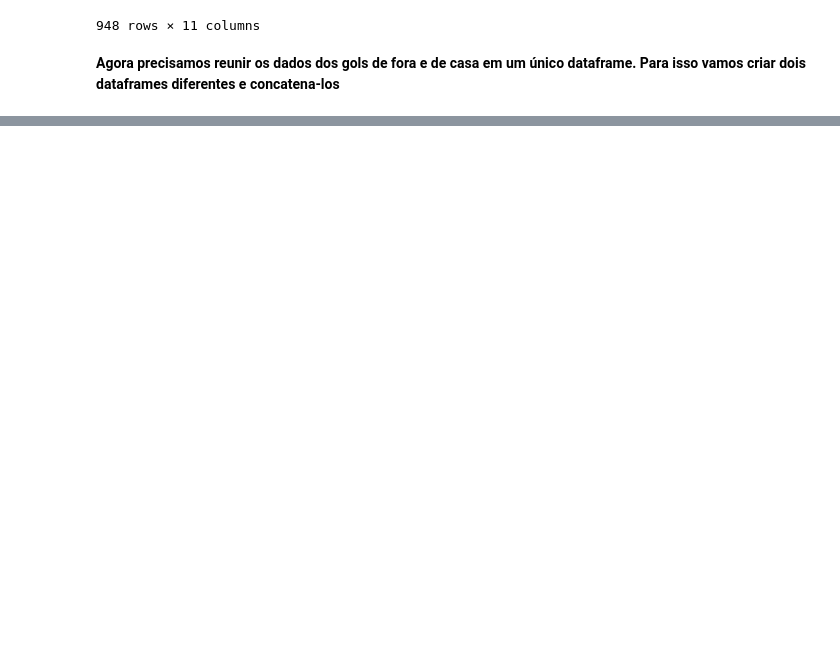
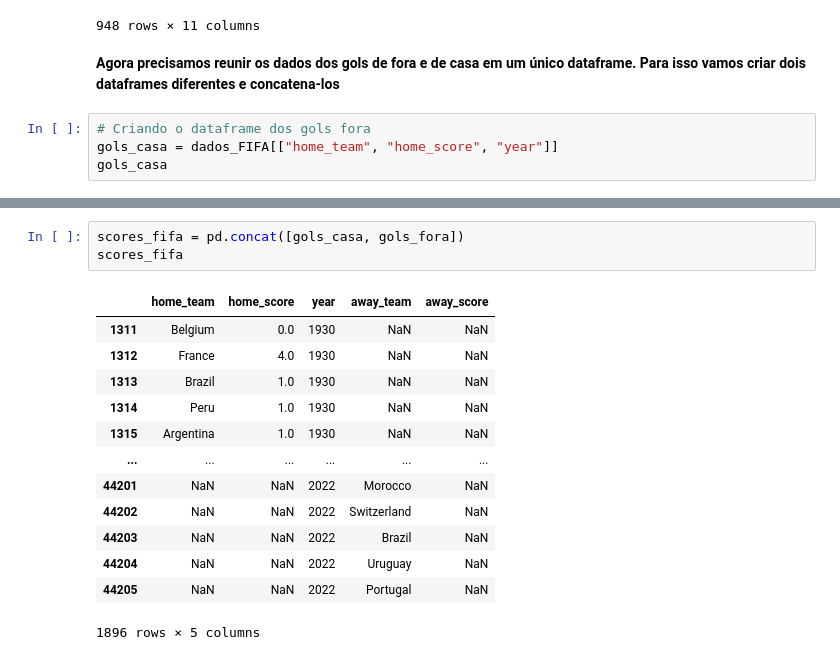
Before and after one commit to Hugox96/Analise_Copas, a Jupyter notebook: Copa_do_Mundo.ipynb, the cells around one changed output, grey strips where cells are left out. Cells and saved outputs as stored; diff of their text form; blank space fills up the shorter version.

```diff
--- a/Copa_do_Mundo.ipynb
+++ b/Copa_do_Mundo.ipynb
@@ -136,3 +136,7 @@ See the caveats in the documentation: https://pandas.pydata.org/pandas-docs/stab
 948 rows × 11 columns
 # %% [markdown]
 **Agora precisamos reunir os dados dos gols de fora e de casa em um único dataframe. Para isso vamos criar dois dataframes diferentes e concatena-los**
+# %%
+# Criando o dataframe dos gols fora
+gols_casa = dados_FIFA[["home_team", "home_score", "year"]]
+gols_casa
@@ -155 +173,18 @@ gols_fora
 948 rows × 3 columns
+# %%
+scores_fifa = pd.concat([gols_casa, gols_fora])
+scores_fifa
+# %% [output]
+|  | home_team | home_score | year | away_team | away_score |
+| 1311 | Belgium | 0.0 | 1930 | NaN | NaN |
+| 1312 | France | 4.0 | 1930 | NaN | NaN |
+| 1313 | Brazil | 1.0 | 1930 | NaN | NaN |
+| 1314 | Peru | 1.0 | 1930 | NaN | NaN |
+| 1315 | Argentina | 1.0 | 1930 | NaN | NaN |
+| ... | ... | ... | ... | ... | ... |
+| 44201 | NaN | NaN | 2022 | Morocco | NaN |
+| 44202 | NaN | NaN | 2022 | Switzerland | NaN |
+| 44203 | NaN | NaN | 2022 | Brazil | NaN |
+| 44204 | NaN | NaN | 2022 | Uruguay | NaN |
+| 44205 | NaN | NaN | 2022 | Portugal | NaN |
+1896 rows × 5 columns
```
Also changed, not shown: parts of 2 cells of this notebook.
